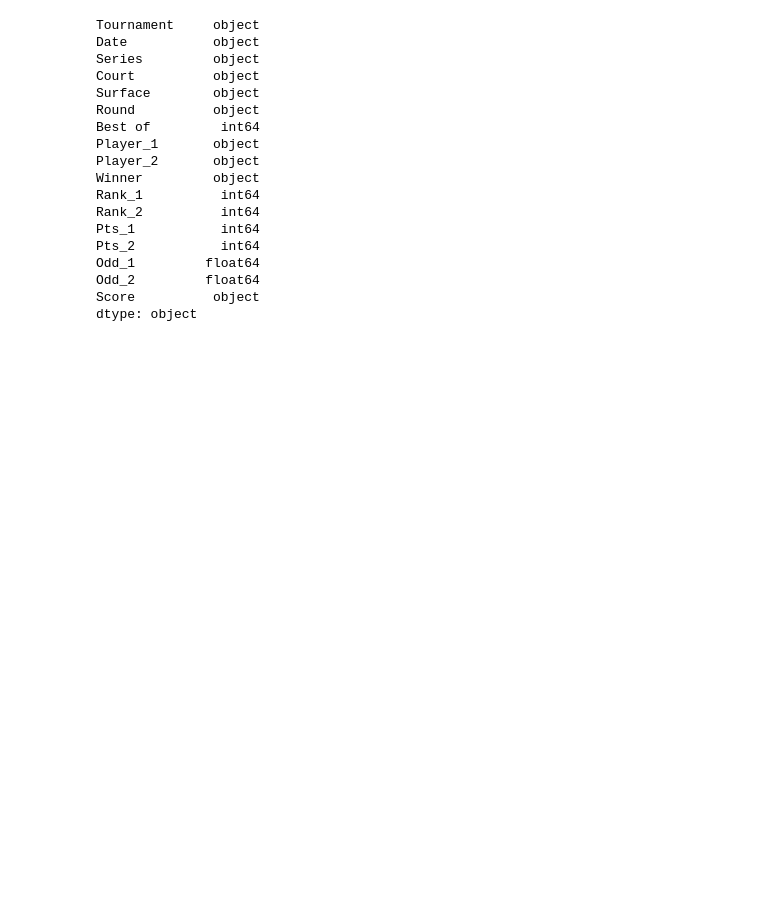
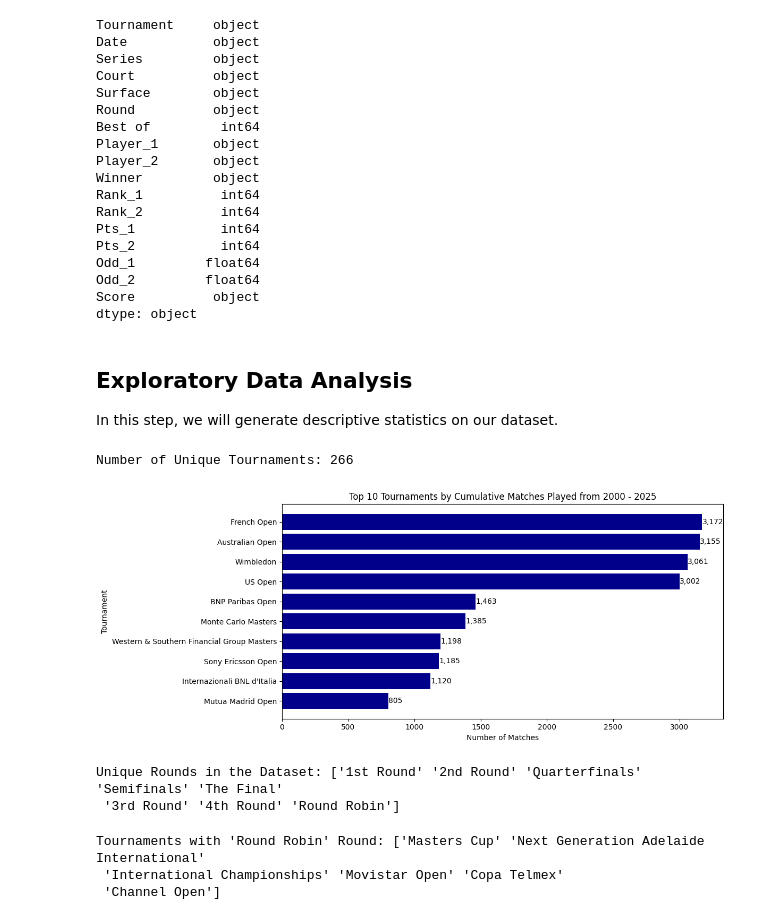
Before and after one commit to sxp189/usopen, a Jupyter notebook: atp_eda.ipynb, the cells around one changed output. Drawn from its saved outputs; the diff is of its cells as text; code cells hidden in the pictures; blank space fills up the shorter version.

```diff
--- a/atp_eda.ipynb
+++ b/atp_eda.ipynb
@@ -104,3 +124,60 @@ Odd_1         float64
 Odd_2         float64
 Score          object
 dtype: object
+# %% [markdown]
+## Exploratory Data Analysis
+In this step, we will generate descriptive statistics on our dataset.
+# %%
+# Display all Unique Tournaments and total number of matches played
+print("Number of Unique Tournaments:", dfatp['Tournament'].nunique())
+
+# Create a frequency table of tournaments with key characteristics
+tournament_freq = dfatp.groupby(['Tournament'])\
+                    .size()\
+                    .reset_index(name='Frequency')\
+                    .sort_values('Frequency', ascending=False)
+
+# Print frequency table
+# print("Tournament Frequency Table: Cumulative Number of Matches Played from 2000 - 2025\n", dfatp['Tournament'].value_counts().head(10))
+
+# Display the top 10 tournaments by frequency in a bar graph
+import matplotlib.pyplot as plt
+
+# Set the figure size
+plt.figure(figsize=(12, 5))
+
+# Sort the data in descending order
+sorted_data = tournament_freq.sort_values('Frequency', ascending=True).tail(10)  # Using tail() since we're plotting in ascending order
+
+# Create horizontal bars
+bars = plt.barh(sorted_data['Tournament'], sorted_data['Frequency'], color='darkblue')
+
+# Add data labels
+for bar in bars:
+    width = bar.get_width()
+    plt.text(width, bar.get_y() + bar.get_height()/2.,
+             f'{int(width):,}',
+             ha='left', va='center')
+
+plt.ylabel('Tournament')
+plt.xlabel('Number of Matches')
+plt.title('Top 10 Tournaments by Cumulative Matches Played from 2000 - 2025')
+plt.tight_layout()
+# %% [output]
+Number of Unique Tournaments: 266
+[figure, added]
+# %%
+# List all the rounds in the dataset
+rounds = dfatp['Round'].unique()
+print("Unique Rounds in the Dataset:", rounds)
+# %% [output]
+Unique Rounds in the Dataset: ['1st Round' '2nd Round' 'Quarterfinals' 'Semifinals' 'The Final'
+ '3rd Round' '4th Round' 'Round Robin']
+# %%
+# List the tournaments that have 'Round Robin' under 'Round'
+round_robin_tournaments = dfatp[dfatp['Round'] == 'Round Robin']['Tournament'].unique()
+print("Tournaments with 'Round Robin' Round:", round_robin_tournaments)
+# %% [output]
+Tournaments with 'Round Robin' Round: ['Masters Cup' 'Next Generation Adelaide International'
+ 'International Championships' 'Movistar Open' 'Copa Telmex'
+ 'Channel Open']
```
Also changed, not shown: parts of 14 cells of this notebook, 2 other files.
